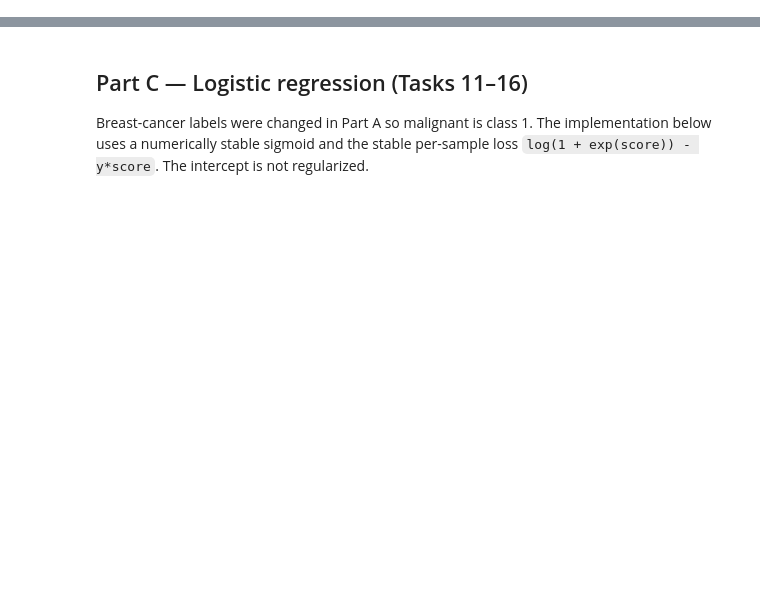
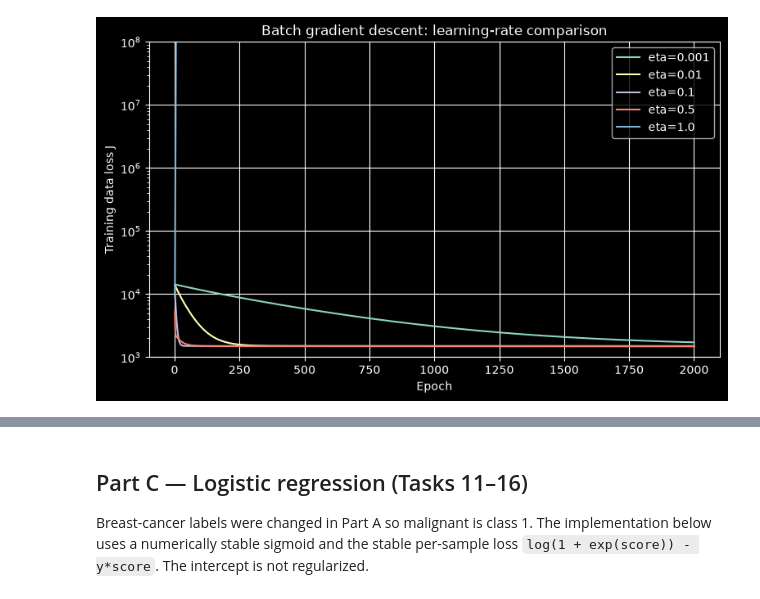
Before and after one commit to Mohammed-walid/linear-models-and-svm, a Jupyter notebook: linear_models_and_svm_implementation.ipynb, the cells around one changed output, grey strips where cells are left out. Drawn from its saved outputs; the diff is of its cells as text; code cells hidden in the pictures; blank space fills up the shorter version.

Commit message:
Added tasks by Omar soudan, and implemented Bonus part but still needs more implementation

```diff
--- a/linear_models_and_svm_implementation.ipynb
+++ b/linear_models_and_svm_implementation.ipynb
@@ -0,0 +511,90 @@
+# %%
+# task6
+learning_rates_to_test = [0.001, 0.01, 0.1, 0.5, 1.0]
+number_of_gradient_descent_epochs = 2000
+
+linear_gradient_descent_results = {}
+linear_gradient_descent_rows = []
+
+with np.errstate(over="ignore", invalid="ignore"):
+    for learning_rate in learning_rates_to_test:
+        final_weights, loss_history, weight_history = train_batch_linear_regression(
+            diabetes_train, diabetes_training_targets,
+            learning_rate, number_of_gradient_descent_epochs
+        )
+        distance_history = np.array([
+            linear_relative_distance(epoch_weights, closed_form_weights)
+            for epoch_weights in weight_history
+        ])
+        reached_indices = np.where(distance_history < 1e-3)[0]
+        first_epoch_reached = int(reached_indices[0] + 1) if len(reached_indices) else "not reached"
+
+        linear_gradient_descent_results[learning_rate] = {
+            "weights": final_weights,
+            "loss_history": loss_history,
+            "distance_history": distance_history
+        }
+        linear_gradient_descent_rows.append({
+            "learning_rate": learning_rate,
+            "final_loss": loss_history[-1] if len(loss_history) else np.nan,
+            "final_relative_distance": distance_history[-1] if len(distance_history) else np.nan,
+            "first_epoch_below_1e-3": first_epoch_reached,
+            "diverged": (
+                not np.all(np.isfinite(final_weights))
+                or not np.isfinite(loss_history[-1])
+                or loss_history[-1] > 1e20
+            )
+        })
+
+plt.figure(figsize=(9, 5))
+for learning_rate, result in linear_gradient_descent_results.items():
+    losses = np.asarray(result["loss_history"], dtype=float)
+    safe_losses = np.where(
+        np.isfinite(losses) & (losses < 1e10),
+        np.maximum(losses, 1e-15),
+        np.nan
+    )
+    plt.plot(np.arange(1, len(safe_losses) + 1), safe_losses, label=f"eta={learning_rate}")
+
+plt.yscale("log")
+plt.ylim(1e3, 1e8)
+plt.xlabel("Epoch")
+plt.ylabel("Training data loss J")
+plt.title("Batch gradient descent: learning-rate comparison")
+plt.legend()
+plt.grid(True)
+plt.show()
+
+linear_gradient_descent_table = pd.DataFrame(linear_gradient_descent_rows)
+display(linear_gradient_descent_table)
+
+features_with_bias = add_bias_column(diabetes_train)
+hessian_matrix = features_with_bias.T @ features_with_bias / len(diabetes_training_targets)
+largest_eigenvalue = np.max(np.linalg.eigvalsh(hessian_matrix))
+learning_rate_limit = 2.0 / largest_eigenvalue
+print("Largest eigenvalue:", largest_eigenvalue)
+print("Theoretical learning-rate threshold 2 / largest_eigenvalue:", learning_rate_limit)
+
+threshold_learning_rates = {
+    "below_threshold": 0.95 * learning_rate_limit,
+    "above_threshold": 1.05 * learning_rate_limit
+}
+threshold_rows = []
+with np.errstate(over="ignore", invalid="ignore"):
+    for schedule_name, learning_rate in threshold_learning_rates.items():
+        threshold_weights, threshold_losses, _ = train_batch_linear_regression(
+            diabetes_train, diabetes_training_targets, learning_rate, 300
+        )
+        threshold_rows.append({
+            "run": schedule_name,
+            "learning_rate": learning_rate,
+            "final_loss": threshold_losses[-1] if len(threshold_losses) else np.nan,
+            "diverged": (
+                not np.all(np.isfinite(threshold_weights))
+                or not np.isfinite(threshold_losses[-1])
+                or threshold_losses[-1] > 1e20
+            )
+        })
+display(pd.DataFrame(threshold_rows))
+# %% [output]
+[figure, added]
```
Also changed, not shown: parts of 34 cells of this notebook, 2 other files.
